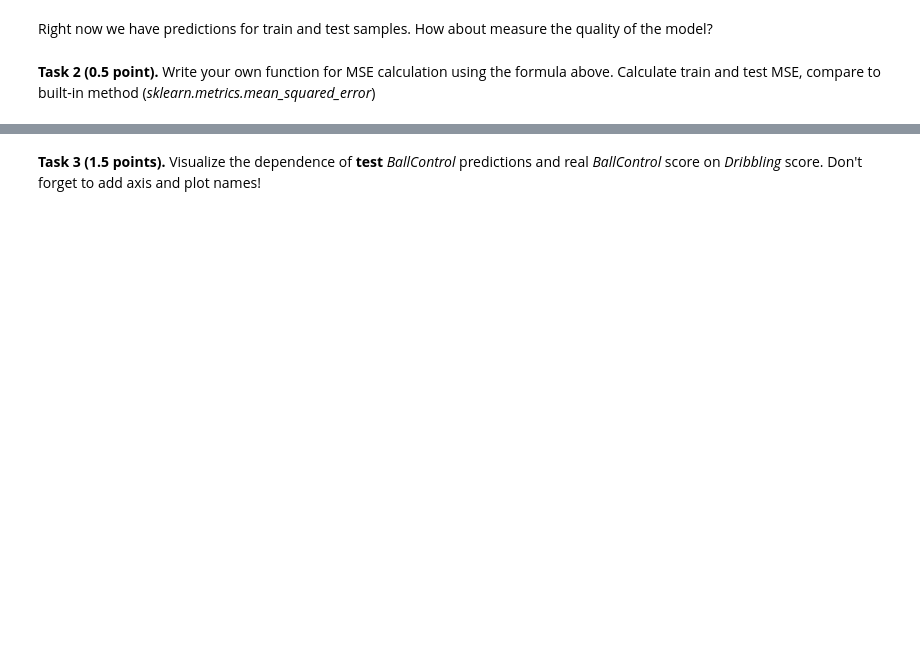
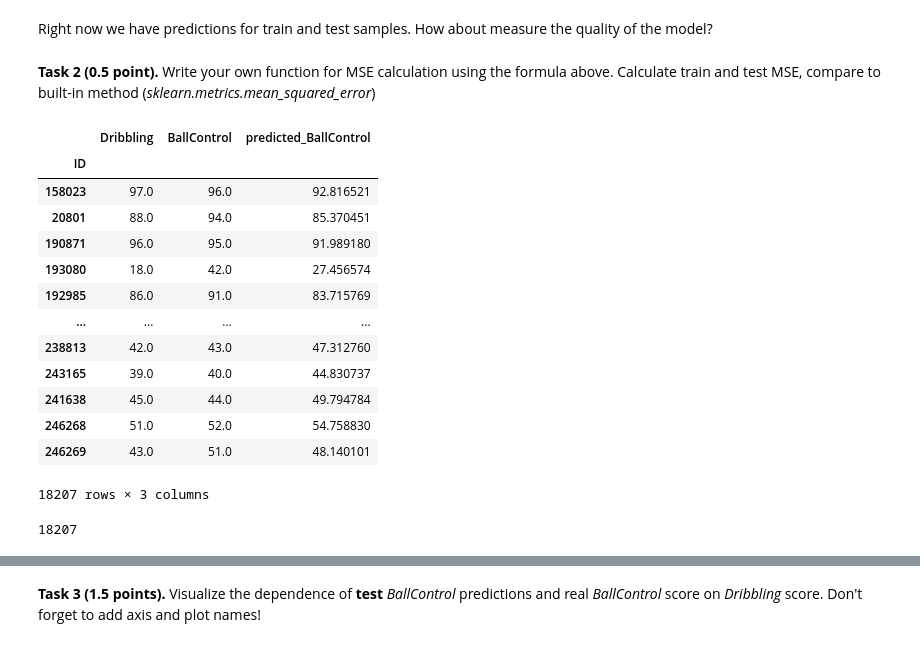
Before and after one commit to aleksandr-jasinski/2-linear-regression, a Jupyter notebook: seminar_and_homework.ipynb, the cells around one changed output, grey strips where cells are left out. Drawn from its saved outputs; the diff is of its cells as text; code cells hidden in the pictures; blank space fills up the shorter version.

```diff
--- a/seminar_and_homework.ipynb
+++ b/seminar_and_homework.ipynb
@@ -202,0 +233,21 @@ def mse(y_true, y_pred):
+# %%
+data[['Dribbling', 'BallControl', 'predicted_BallControl']].fillna(0)
+# %% [output]
+|  | Dribbling | BallControl | predicted_BallControl |
+| ID |  |  |  |
+| 158023 | 97.0 | 96.0 | 92.816521 |
+| 20801 | 88.0 | 94.0 | 85.370451 |
+| 190871 | 96.0 | 95.0 | 91.989180 |
+| 193080 | 18.0 | 42.0 | 27.456574 |
+| 192985 | 86.0 | 91.0 | 83.715769 |
+| ... | ... | ... | ... |
+| 238813 | 42.0 | 43.0 | 47.312760 |
+| 243165 | 39.0 | 40.0 | 44.830737 |
+| 241638 | 45.0 | 44.0 | 49.794784 |
+| 246268 | 51.0 | 52.0 | 54.758830 |
+| 246269 | 43.0 | 51.0 | 48.140101 |
+18207 rows × 3 columns
+# %%
+len(data['BallControl'])
+# %% [output]
+18207
```
Also changed, not shown: parts of 15 cells of this notebook.
